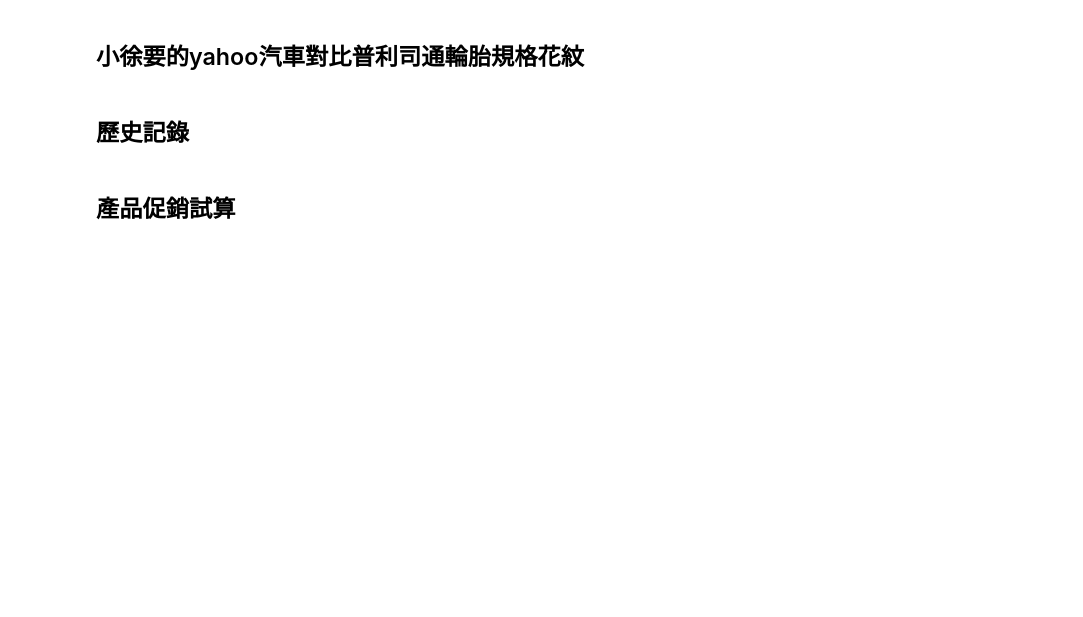
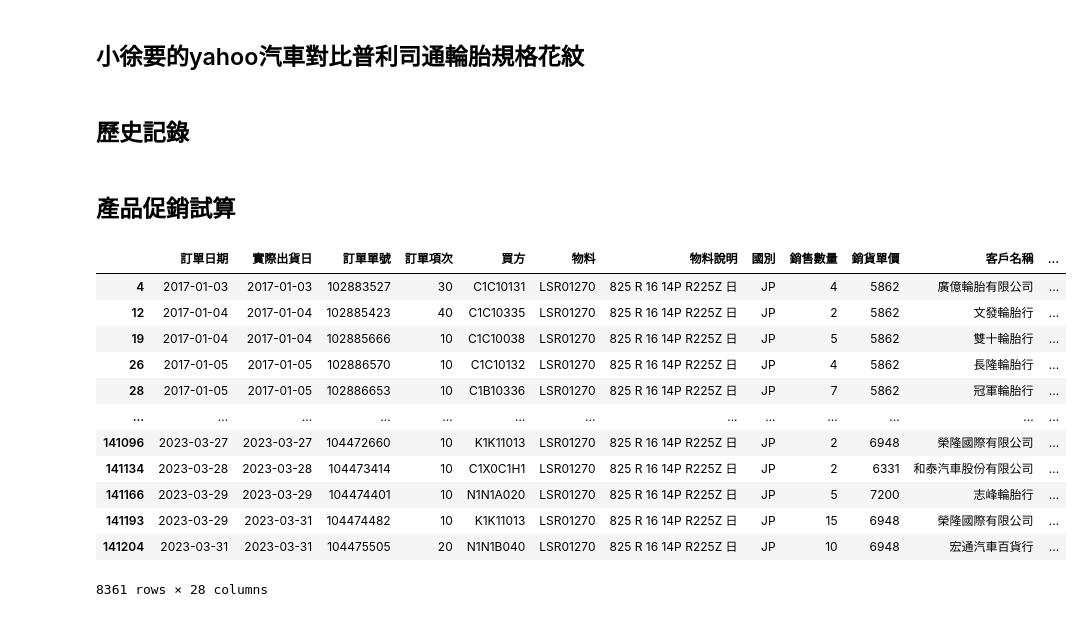
Before and after one commit to jimmyhsu1010/bridgestone_work_related, a Jupyter notebook: sales_related/sales_data_combine.ipynb, the cells around one changed output. Cells and saved outputs as stored; diff of their text form; code cells hidden in the pictures; blank space fills up the shorter version.

```diff
--- a/sales_related/sales_data_combine.ipynb
+++ b/sales_related/sales_data_combine.ipynb
@@ -790,3 +790,7 @@ df["Price"] = df.apply(lambda x: (x["銷貨單價"] / 1.05) * 0.92 if x["大通
 df["總NET"] = df["銷售數量"] * df["Price"]
 # %%
 df.groupby(["大通路"])[["銷售數量", "總NET"]].sum().reset_index().to_clipboard()
+# %%
+df = pd.read_parquet(r"D:\kc.hsu\OneDrive - Bridgestone\數據\銷售數據\長期銷售記錄\2017-202208.parquet")
+# %%
+df["實際出貨日"] = pd.to_datetime(df["實際出貨日"])
@@ -792,0 +799,16 @@ df.groupby(["大通路"])[["銷售數量", "總NET"]].sum().reset_index().to_cli
+# %%
+df[df["規格"] == "825R16"]
+# %% [output]
+|  | 訂單日期 | 實際出貨日 | 訂單單號 | 訂單項次 | 買方 | 物料 | 物料說明 | 國別 | 銷售數量 | 銷貨單價 | 客戶名稱 | ... |
+| 4 | 2017-01-03 | 2017-01-03 | 102883527 | 30 | C1C10131 | LSR01270 | 825 R 16 14P R225Z 日 | JP | 4 | 5862 | 廣億輪胎有限公司 | ... |
+| 12 | 2017-01-04 | 2017-01-04 | 102885423 | 40 | C1C10335 | LSR01270 | 825 R 16 14P R225Z 日 | JP | 2 | 5862 | 文發輪胎行 | ... |
+| 19 | 2017-01-04 | 2017-01-04 | 102885666 | 10 | C1C10038 | LSR01270 | 825 R 16 14P R225Z 日 | JP | 5 | 5862 | 雙十輪胎行 | ... |
+| 26 | 2017-01-05 | 2017-01-05 | 102886570 | 10 | C1C10132 | LSR01270 | 825 R 16 14P R225Z 日 | JP | 4 | 5862 | 長隆輪胎行 | ... |
+| 28 | 2017-01-05 | 2017-01-05 | 102886653 | 10 | C1B10336 | LSR01270 | 825 R 16 14P R225Z 日 | JP | 7 | 5862 | 冠軍輪胎行 | ... |
+| ... | ... | ... | ... | ... | ... | ... | ... | ... | ... | ... | ... | ... |
+| 141096 | 2023-03-27 | 2023-03-27 | 104472660 | 10 | K1K11013 | LSR01270 | 825 R 16 14P R225Z 日 | JP | 2 | 6948 | 榮隆國際有限公司 | ... |
+| 141134 | 2023-03-28 | 2023-03-28 | 104473414 | 10 | C1X0C1H1 | LSR01270 | 825 R 16 14P R225Z 日 | JP | 2 | 6331 | 和泰汽車股份有限公司 | ... |
+| 141166 | 2023-03-29 | 2023-03-29 | 104474401 | 10 | N1N1A020 | LSR01270 | 825 R 16 14P R225Z 日 | JP | 5 | 7200 | 志峰輪胎行 | ... |
+| 141193 | 2023-03-29 | 2023-03-31 | 104474482 | 10 | K1K11013 | LSR01270 | 825 R 16 14P R225Z 日 | JP | 15 | 6948 | 榮隆國際有限公司 | ... |
+| 141204 | 2023-03-31 | 2023-03-31 | 104475505 | 20 | N1N1B040 | LSR01270 | 825 R 16 14P R225Z 日 | JP | 10 | 6948 | 宏通汽車百貨行 | ... |
+8361 rows × 28 columns
```
Also changed, not shown: parts of 3 cells of this notebook, 8 other files.
